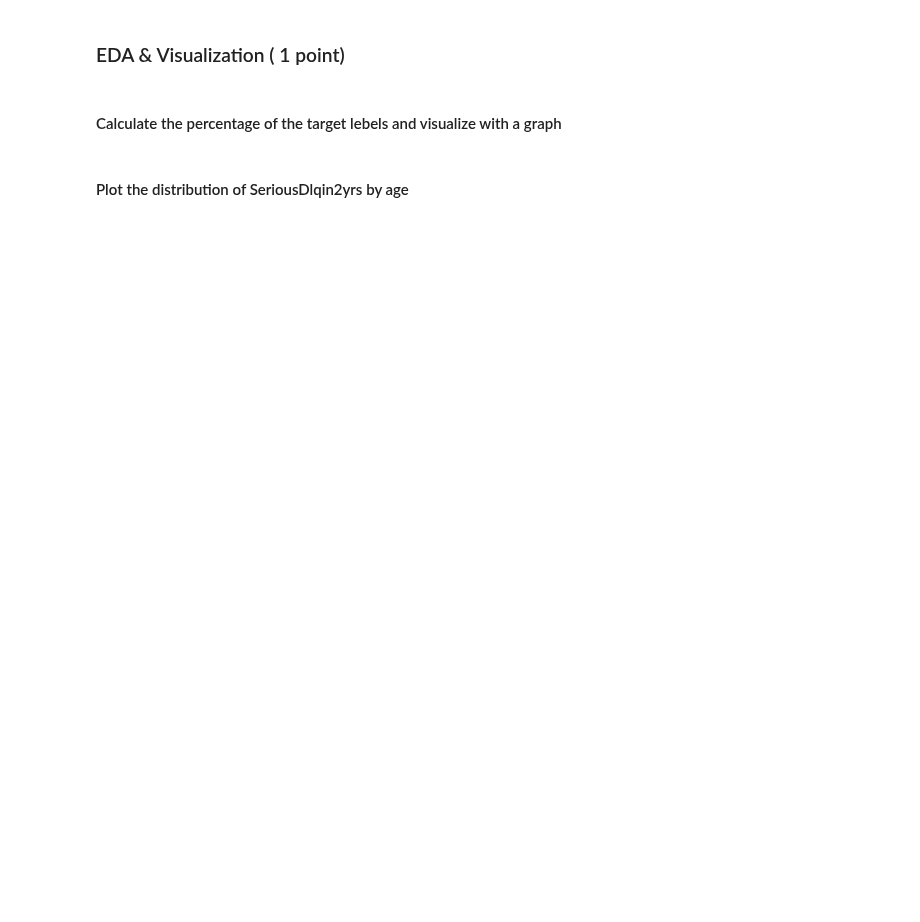
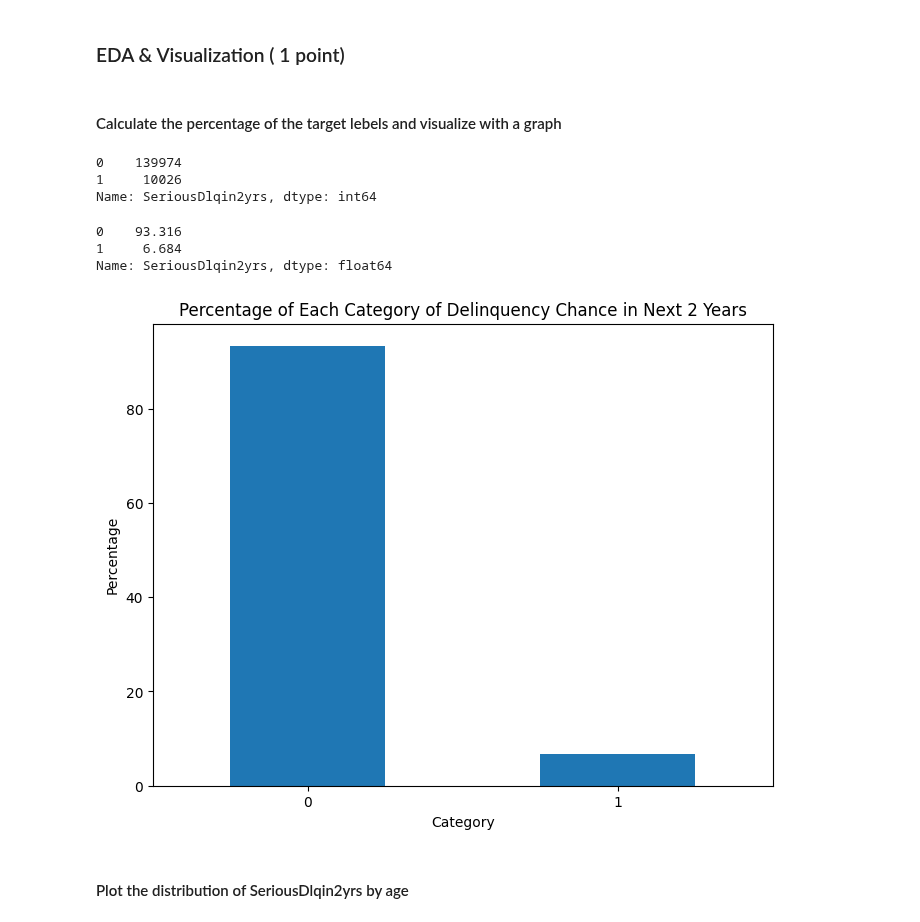
Before and after one commit to deepakk7195/IISC_CDS_DS, a Jupyter notebook: MiniProject_2_Credit_risk_modelling_Logistic_Regression_Deepak.ipynb, the cells around one changed output. Saved outputs shown, nothing was run; the diff lists cells and outputs as text; code cells hidden in the pictures; blank space fills up the shorter version.

```diff
--- a/MiniProject_2_Credit_risk_modelling_Logistic_Regression_Deepak.ipynb
+++ b/MiniProject_2_Credit_risk_modelling_Logistic_Regression_Deepak.ipynb
@@ -167,3 +167,7 @@ print(round(meanMonthlyIncome, 1))
 df_credit['MonthlyIncome'].fillna(value=meanMonthlyIncome, inplace=True)
 # %% [output]
 6670.2
+# %%
+medianNumberOfDependents = df_credit['NumberOfDependents'].median()
+print(medianNumberOfDependents)
+df_credit['NumberOfDependents'].fillna(int(medianNumberOfDependents), inplace=True)
@@ -173,5 +195,27 @@ df_credit['MonthlyIncome'].fillna(value=meanMonthlyIncome, inplace=True)
 #### Calculate the percentage of the target lebels and visualize with a graph
 # %%
 # YOUR CODE HERE
+df_credit["SeriousDlqin2yrs"].value_counts()
+# %% [output]
+0    139974
+1     10026
+Name: SeriousDlqin2yrs, dtype: int64
+# %%
+percentageDlqChance = df_credit['SeriousDlqin2yrs'].value_counts(normalize=True) * 100
+print(percentageDlqChance)
+# %% [output]
+0    93.316
+1     6.684
+Name: SeriousDlqin2yrs, dtype: float64
+# %%
+plt.figure(figsize=(8, 6))
+percentageDlqChance.plot(kind='bar')
+plt.title('Percentage of Each Category of Delinquency Chance in Next 2 Years')
+plt.xlabel('Category')
+plt.ylabel('Percentage')
+plt.xticks(rotation=0)
+plt.show()
+# %% [output]
+[figure, added]
 # %% [markdown]
 #### Plot the distribution of SeriousDlqin2yrs by age
```
Also changed, not shown: parts of 43 cells of this notebook.
